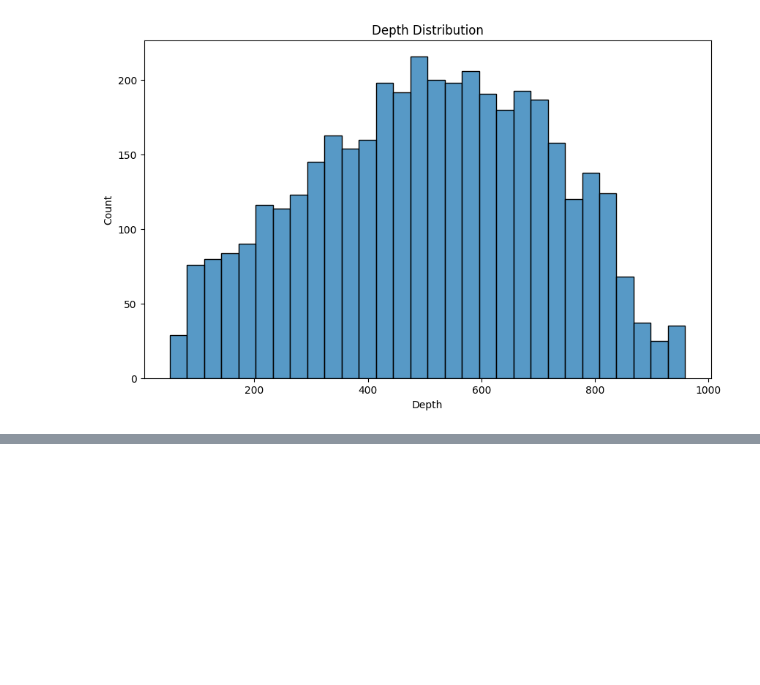
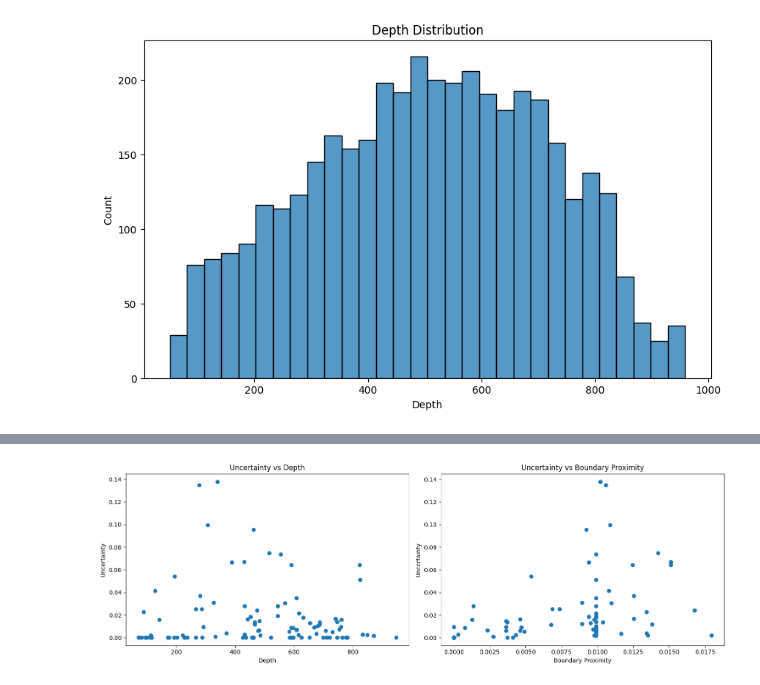
Before and after one commit to Urus1201/tgs_salt_project_2, a Jupyter notebook: salt_segmentation_project/SampleNotebook.ipynb, the cells around one changed output, grey strips where cells are left out. Drawn from its saved outputs; the diff is of its cells as text; code cells hidden in the pictures; blank space fills up the shorter version.

Commit message:
Visualizing the predictions.

```diff
--- a/salt_segmentation_project/SampleNotebook.ipynb
+++ b/salt_segmentation_project/SampleNotebook.ipynb
@@ -356,0 +362,14 @@ plt.show()
+# %%
+from typing import Dict
+import yaml
+from utils.path_utils import prepare_data_paths
+
+def load_config(config_path: str) -> Dict:
+    """Load configuration from YAML file and resolve paths."""
+    with open(config_path, 'r') as f:
+        config = yaml.safe_load(f)
+
+    # Resolve and prepare all data paths
+    config = prepare_data_paths(config)
+
+    return config
@@ -356,0 +942,5 @@ plt.show()
+# %%
+import random
+analyze_uncertainty_patterns(dataset, model, num_samples=100)
+# %% [output]
+[figure, added]
```
Also changed, not shown: parts of 10 cells of this notebook, 2 other files.
